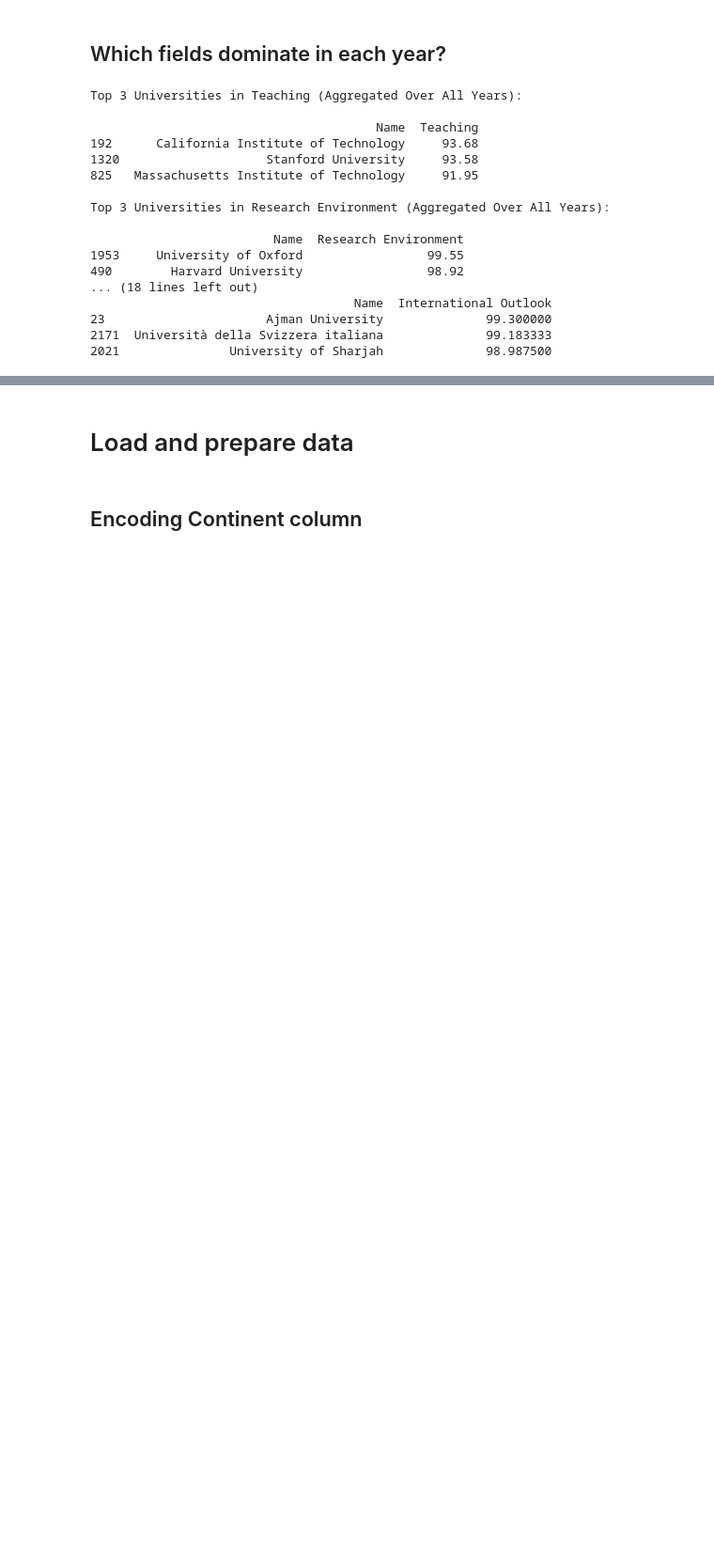
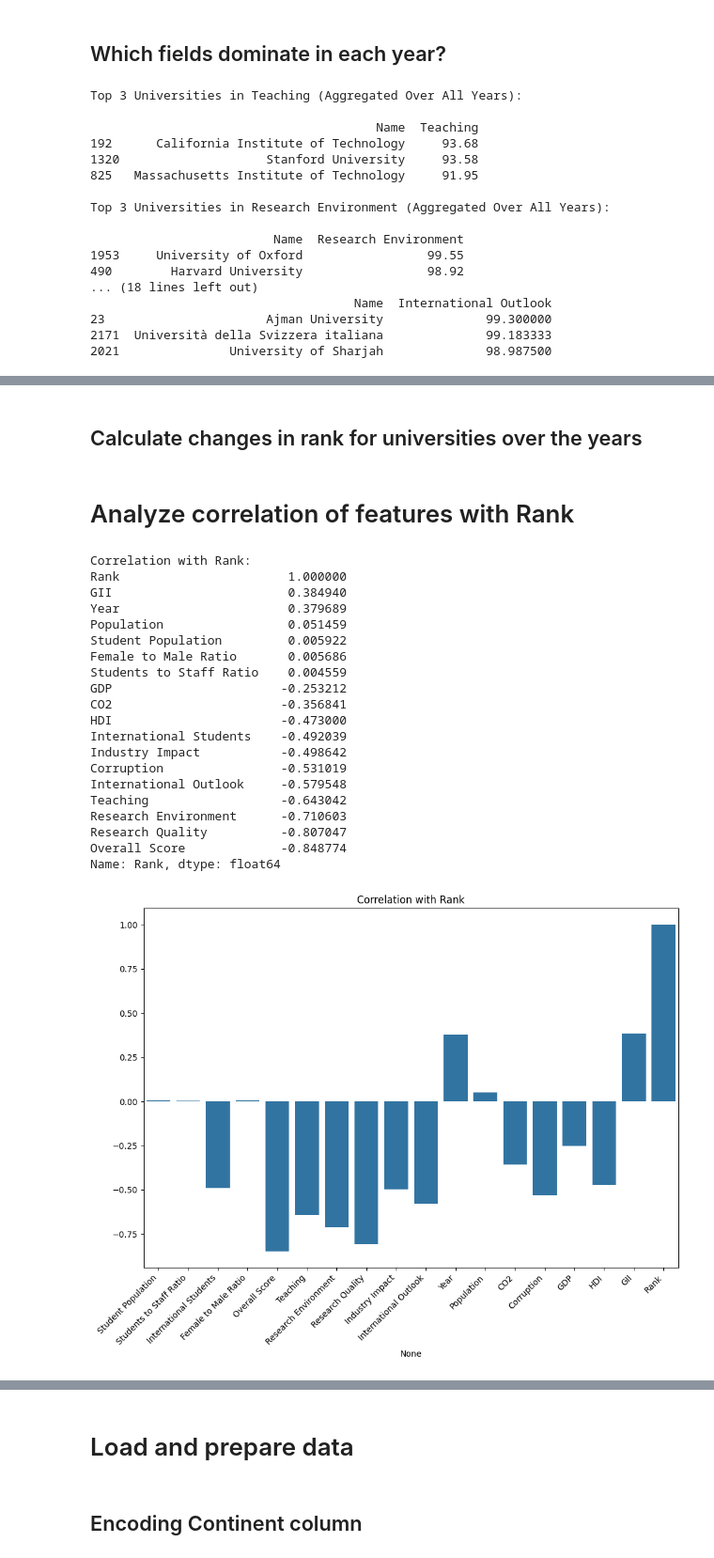
Before and after one commit to rcn255/dopp-project, a Jupyter notebook: kilians_super_awesome_regression_model.ipynb, the cells around one changed output, grey strips where cells are left out. Shown at 94% size. Cells and saved outputs as stored; diff of their text form; code cells hidden in the pictures; blank space fills up the shorter version.

```diff
--- a/kilians_super_awesome_regression_model.ipynb
+++ b/kilians_super_awesome_regression_model.ipynb
@@ -305,0 +311,52 @@ for field, top_universities in top_universities_by_field_2024.items():
+# %% [markdown]
+## Calculate changes in rank for universities over the years
+# %%
+def calculate_rank_change(df):
+    df = df.sort_values(by=["Name", "Year"])  # Ensure sorting
+    df["Rank Change"] = df.groupby("Name")["Rank"].diff()
+    return df
+
+df = calculate_rank_change(df)
+# %% [markdown]
+# Analyze correlation of features with Rank
+# %%
+def correlation_with_rank(df):
+
+    numeric_columns = df.select_dtypes(include=[np.number]).columns.tolist()
+    # Exclude targets
+    numeric_columns = [col for col in numeric_columns if col not in ["Rank", "Rank Change"]]
+
+    correlation = df[numeric_columns + ["Rank"]].corr()["Rank"]
+    print("\nCorrelation with Rank:")
+    print(correlation.sort_values(ascending=False))
+
+    plt.figure(figsize=(10, 8))
+    sns.barplot(x=correlation.index, y=correlation.values)
+    plt.xticks(rotation=45, ha='right')
+    plt.title("Correlation with Rank")
+    plt.tight_layout()
+    plt.show()
+
+correlation_with_rank(df)
+# %% [output]
+Correlation with Rank:
+Rank                       1.000000
+GII                        0.384940
+Year                       0.379689
+Population                 0.051459
+Student Population         0.005922
+Female to Male Ratio       0.005686
+Students to Staff Ratio    0.004559
+GDP                       -0.253212
+CO2                       -0.356841
+HDI                       -0.473000
+International Students    -0.492039
+Industry Impact           -0.498642
+Corruption                -0.531019
+International Outlook     -0.579548
+Teaching                  -0.643042
+Research Environment      -0.710603
+Research Quality          -0.807047
+Overall Score             -0.848774
+Name: Rank, dtype: float64
+[figure, added]
```
Also changed, not shown: parts of 15 cells of this notebook.
